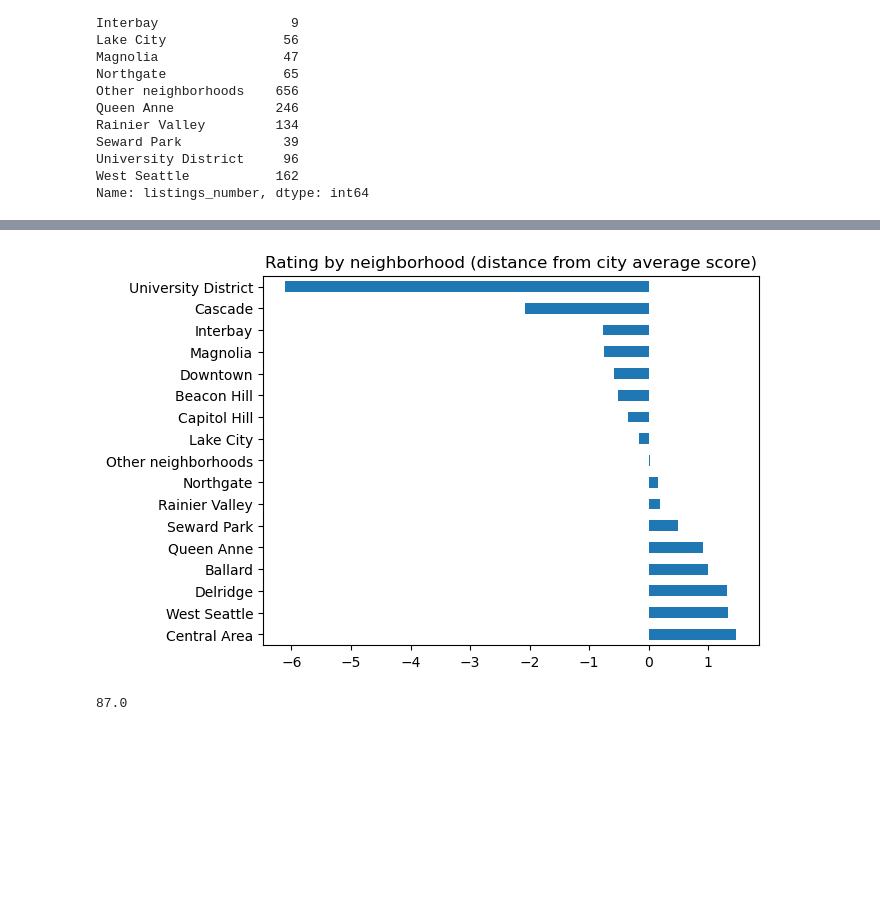
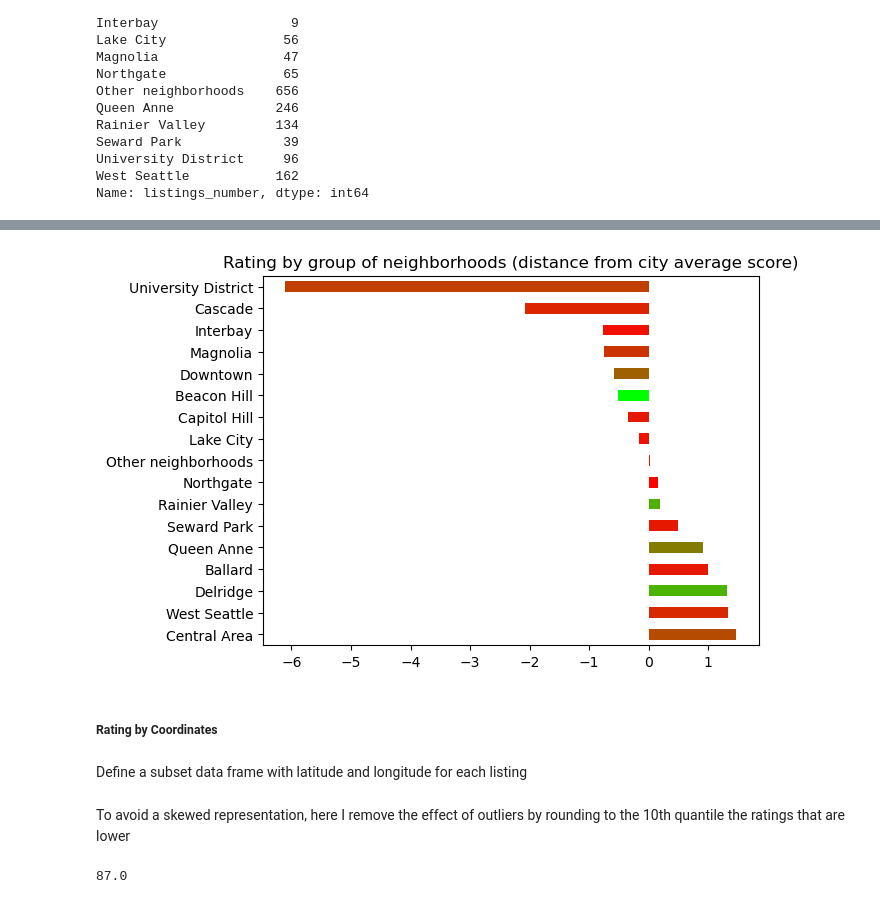
Before and after one commit to Carlo-Giordana/seattle_airbnb, a Jupyter notebook: Do Ratings Depend on Location.ipynb, the cells around one changed output, grey strips where cells are left out. Cells and saved outputs as stored; diff of their text form; code cells hidden in the pictures; blank space fills up the shorter version.

```diff
--- a/Do Ratings Depend on Location.ipynb
+++ b/Do Ratings Depend on Location.ipynb
@@ -33,7 +33,7 @@ import seaborn as sns
 # %% [markdown]
 ##### Import Datasets
 # %%
-df_listings = pd.read_csv('./seattle_airbnb_data/listings.csv')
+df_listings = pd.read_csv('./listings.csv')
 df_listings.head()
 # %% [output]
 |  | id | listing_url | scrape_id | last_scraped | name | summary | space | description | ... |
@@ -224,8 +283,12 @@ Name: listings_number, dtype: int64
 # %%
 gradient = avg_rating_neighbourhood_gr.listings_number / max(avg_rating_neighbourhood_gr.listings_number)
 colors = [(1-x, x, 0) for x in gradient]
-avg_rating_neighbourhood_gr.sort_values(by = 'gap', ascending=False).plot.barh(y = 'gap',  legend=False, xlabel = '', ylabel = 'Difference in % from the city average');
-plt.title("Rating by neighborhood (distance from city average score)");
+avg_rating_neighbourhood_gr.sort_values(by = 'gap', ascending=False).plot.barh(y = 'gap',  color = colors, legend=False, xlabel = '', ylabel = 'Difference in % from the city average');
+plt.title("Rating by group of neighborhoods (distance from city average score)");
 # %% [output]
-[figure, old version]
+[figure, new version]
+# %% [markdown]
+##### Rating by Coordinates
+# %% [markdown]
+Define a subset data frame with latitude and longitude for each listing
 # %%
@@ -233,3 +296,5 @@ df_coordinates = df_ratedListings[['longitude', 'latitude', 'neighbourhood_group
+# %% [markdown]
+To avoid a skewed representation, here I remove the effect of outliers by rounding to the 10th quantile the ratings that are lower
 # %%
 quantile_10th = df_ratedListings['review_scores_rating'].quantile(0.1)
 quantile_10th
```
Also changed, not shown: parts of 38 cells of this notebook, 1 other file.
